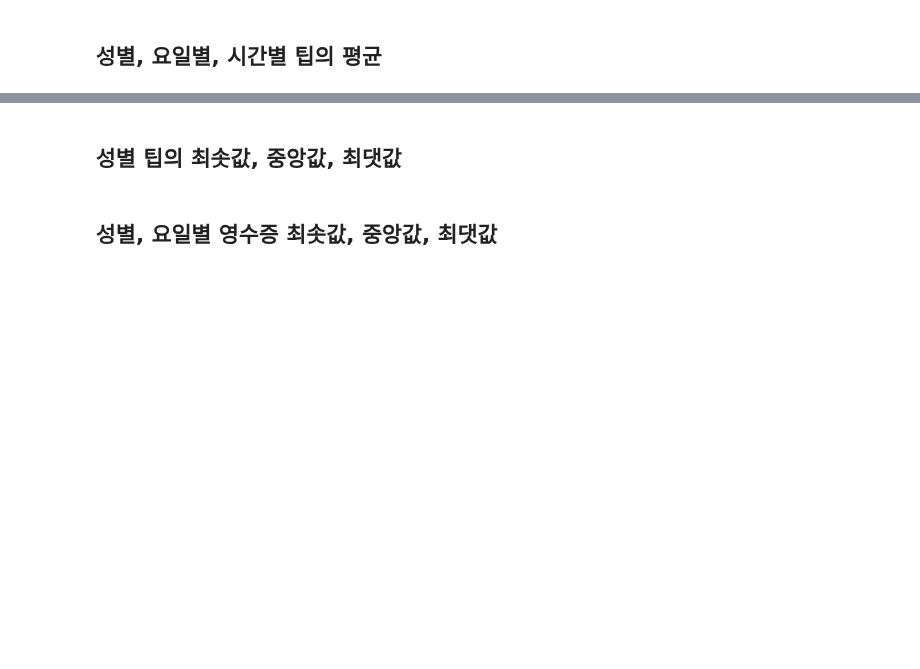
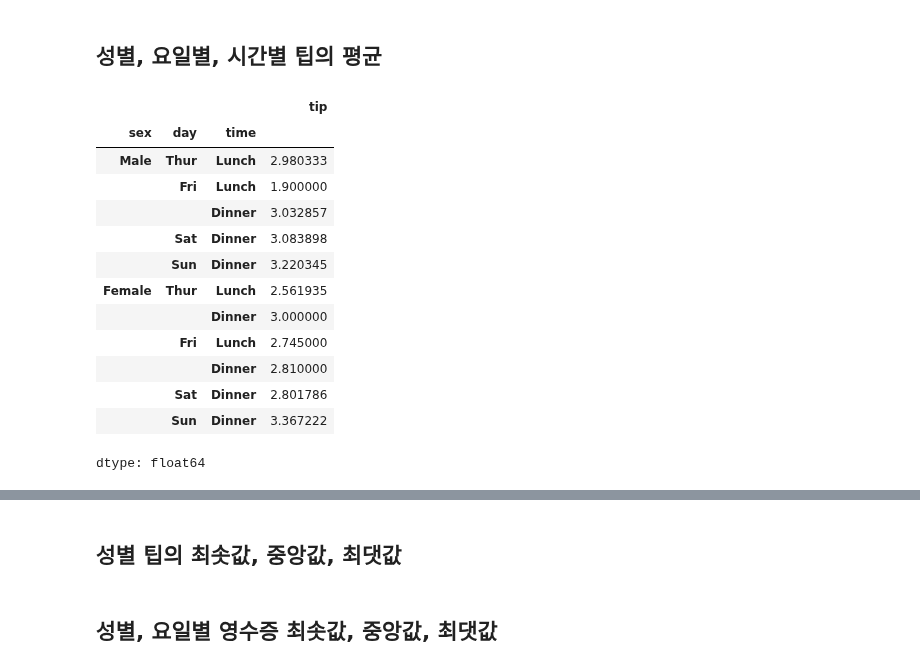
Before and after one commit to JakeOh/202511_BD53, a Jupyter notebook: lab_python/da12_shape.ipynb, the cells around one changed output, grey strips where cells are left out. Drawn from its saved outputs; the diff is of its cells as text; code cells hidden in the pictures; blank space fills up the shorter version.

Commit message:
pivot_table

```diff
--- a/lab_python/da12_shape.ipynb
+++ b/lab_python/da12_shape.ipynb
@@ -284,2 +335,20 @@ tips.pivot_table(values=['tip', 'total_bill'], index='sex', observed=True)
 # %% [markdown]
 ## 성별, 요일별, 시간별 팁의 평균
+# %%
+by_sex_day_time = tips.groupby(by=['sex', 'day', 'time'], observed=True).tip.mean()
+by_sex_day_time
+# %% [output]
+|  |  |  | tip |
+| sex | day | time |  |
+| Male | Thur | Lunch | 2.980333 |
+|  | Fri | Lunch | 1.900000 |
+|  |  | Dinner | 3.032857 |
+|  | Sat | Dinner | 3.083898 |
+|  | Sun | Dinner | 3.220345 |
+| Female | Thur | Lunch | 2.561935 |
+|  |  | Dinner | 3.000000 |
+|  | Fri | Lunch | 2.745000 |
+|  |  | Dinner | 2.810000 |
+|  | Sat | Dinner | 2.801786 |
+|  | Sun | Dinner | 3.367222 |
+dtype: float64
```
Also changed, not shown: parts of 14 cells of this notebook.
